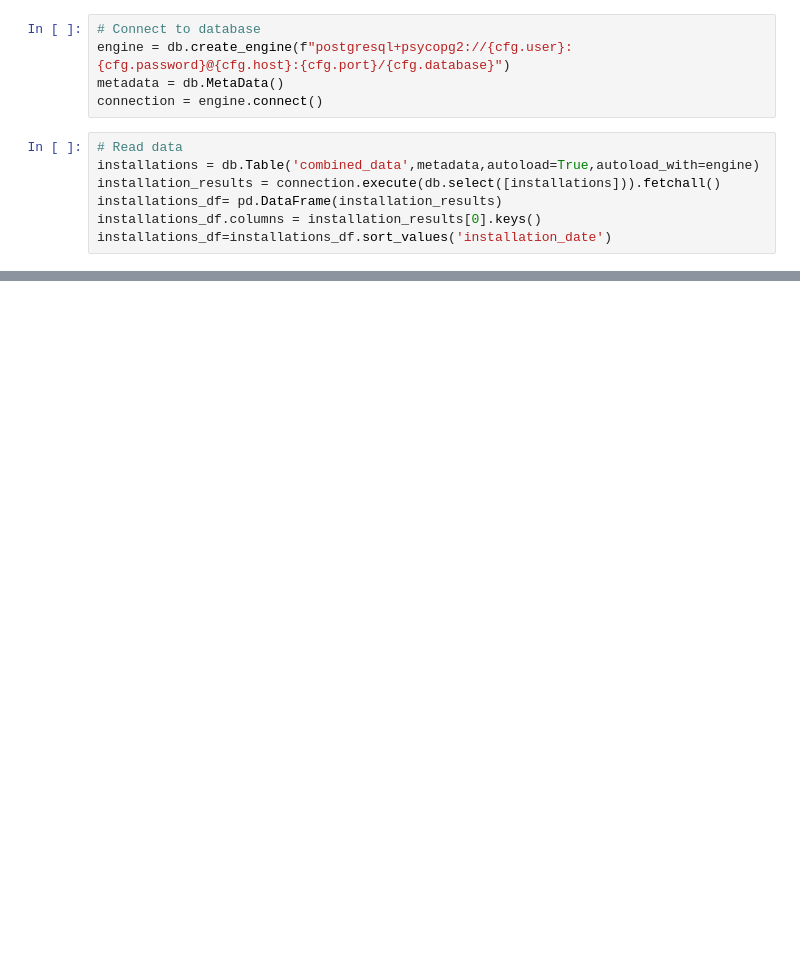
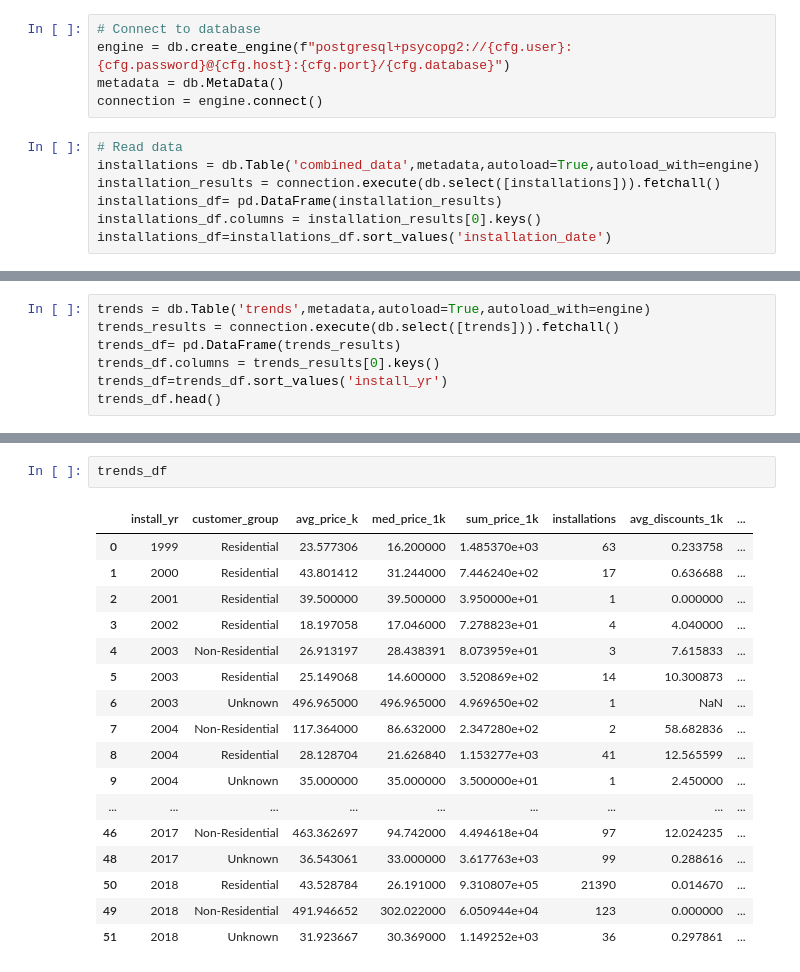
Before and after one commit to janinewhite/Solar-Predicitions, a Jupyter notebook: Data Analysis.ipynb, the cells around one changed output, grey strips where cells are left out. Cells and saved outputs as stored; diff of their text form; blank space fills up the shorter version.

```diff
--- a/Data Analysis.ipynb
+++ b/Data Analysis.ipynb
@@ -37,0 +448,7 @@ y =
+# %%
+trends = db.Table('trends',metadata,autoload=True,autoload_with=engine)
+trends_results = connection.execute(db.select([trends])).fetchall()
+trends_df= pd.DataFrame(trends_results)
+trends_df.columns = trends_results[0].keys()
+trends_df=trends_df.sort_values('install_yr')
+trends_df.head()
@@ -37,0 +462,20 @@ y =
+# %%
+trends_df
+# %% [output]
+|  | install_yr | customer_group | avg_price_k | med_price_1k | sum_price_1k | installations | avg_discounts_1k | ... |
+| 0 | 1999 | Residential | 23.577306 | 16.200000 | 1.485370e+03 | 63 | 0.233758 | ... |
+| 1 | 2000 | Residential | 43.801412 | 31.244000 | 7.446240e+02 | 17 | 0.636688 | ... |
+| 2 | 2001 | Residential | 39.500000 | 39.500000 | 3.950000e+01 | 1 | 0.000000 | ... |
+| 3 | 2002 | Residential | 18.197058 | 17.046000 | 7.278823e+01 | 4 | 4.040000 | ... |
+| 4 | 2003 | Non-Residential | 26.913197 | 28.438391 | 8.073959e+01 | 3 | 7.615833 | ... |
+| 5 | 2003 | Residential | 25.149068 | 14.600000 | 3.520869e+02 | 14 | 10.300873 | ... |
+| 6 | 2003 | Unknown | 496.965000 | 496.965000 | 4.969650e+02 | 1 | NaN | ... |
+| 7 | 2004 | Non-Residential | 117.364000 | 86.632000 | 2.347280e+02 | 2 | 58.682836 | ... |
+| 8 | 2004 | Residential | 28.128704 | 21.626840 | 1.153277e+03 | 41 | 12.565599 | ... |
+| 9 | 2004 | Unknown | 35.000000 | 35.000000 | 3.500000e+01 | 1 | 2.450000 | ... |
+| ... | ... | ... | ... | ... | ... | ... | ... | ... |
+| 46 | 2017 | Non-Residential | 463.362697 | 94.742000 | 4.494618e+04 | 97 | 12.024235 | ... |
+| 48 | 2017 | Unknown | 36.543061 | 33.000000 | 3.617763e+03 | 99 | 0.288616 | ... |
+| 50 | 2018 | Residential | 43.528784 | 26.191000 | 9.310807e+05 | 21390 | 0.014670 | ... |
+| 49 | 2018 | Non-Residential | 491.946652 | 302.022000 | 6.050944e+04 | 123 | 0.000000 | ... |
+| 51 | 2018 | Unknown | 31.923667 | 30.369000 | 1.149252e+03 | 36 | 0.297861 | ... |
```
Also changed, not shown: parts of 22 cells of this notebook, 22 other files.
